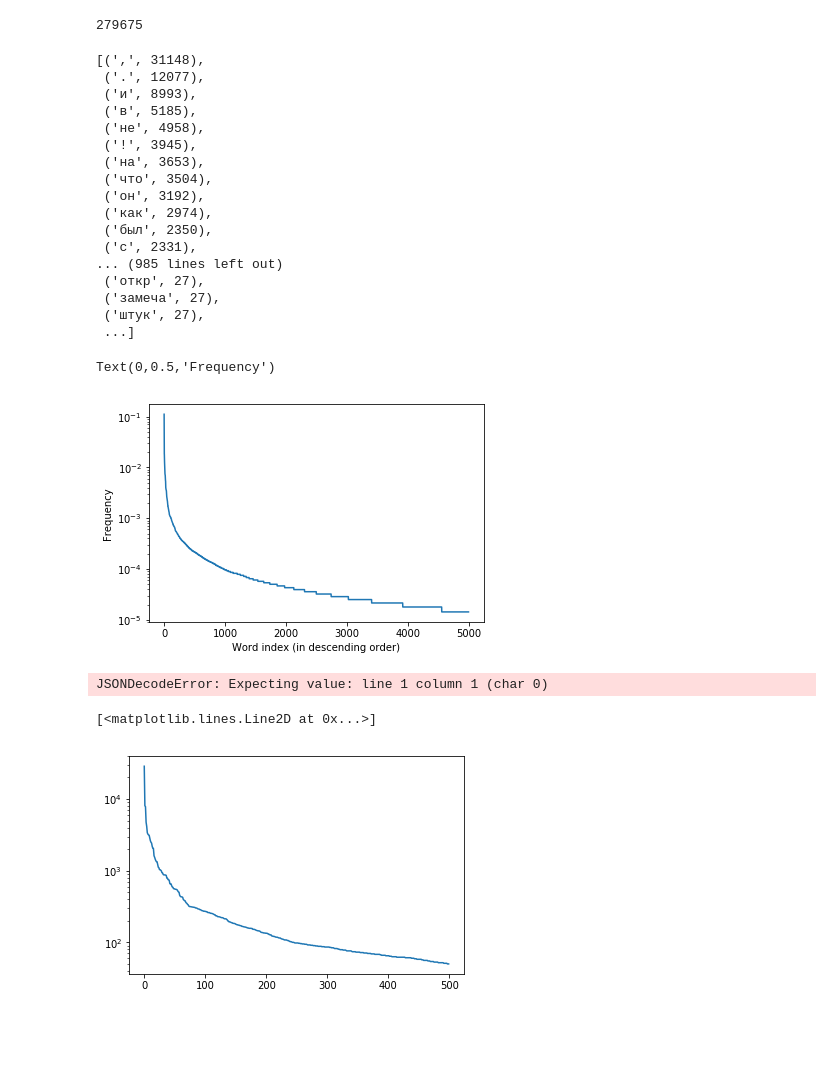
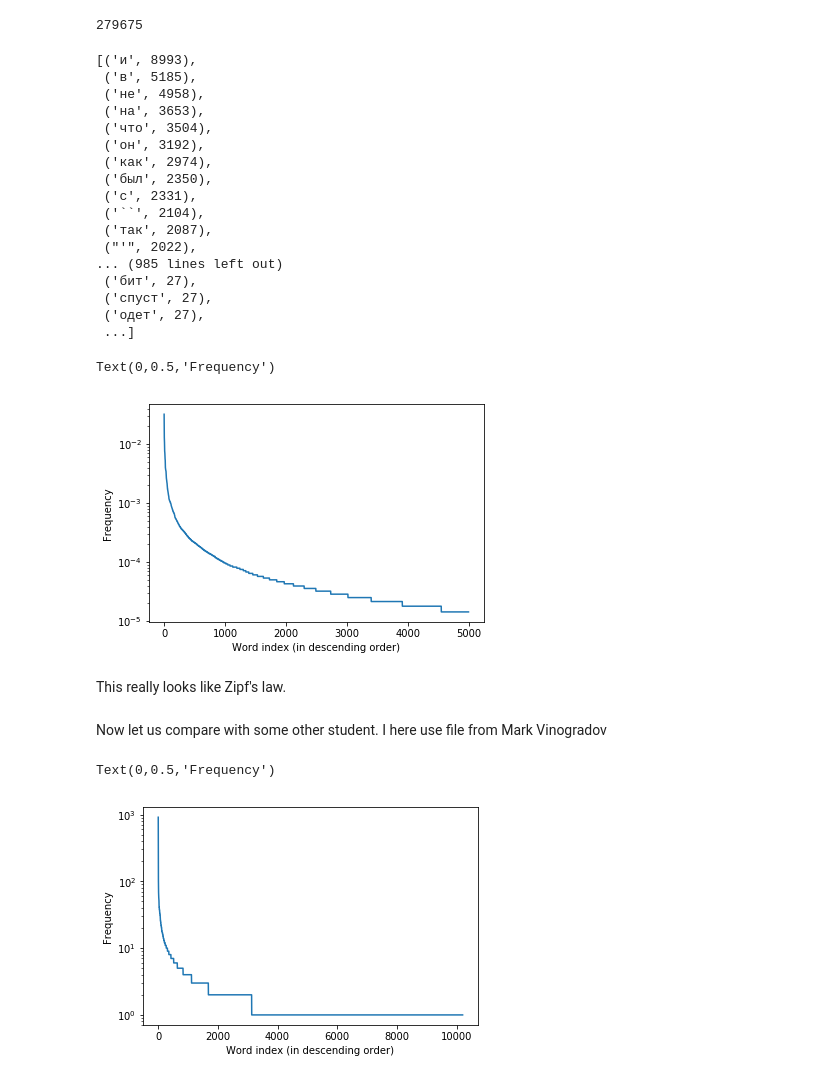
Before and after one commit to keqpan/DispNet, a Jupyter notebook: NLP_temp/Untitled.ipynb, the cells around one changed output. Saved outputs shown, nothing was run; the diff lists cells and outputs as text; code cells hidden in the pictures; blank space fills up the shorter version.

```diff
--- a/NLP_temp/Untitled.ipynb
+++ b/NLP_temp/Untitled.ipynb
@@ -53,7 +53,7 @@ for fname in os.listdir(author_dir):
         text = f.read()
     tokens = word_tokenize(text)
     N += len(tokens)
-    stemmed = [stemmer.stem(token) for token in tokens]
+    stemmed = [stemmer.stem(token) for token in tokens if token not in [",", ".", "!", "-", "'", "?", ":"]]
     counter.update(stemmed)
 # %%
 N
@@ -64,22 +64,22 @@ distr_dict = counter.most_common(n=5000)
 # %%
 distr_dict
 # %% [output]
-[(',', 31148),
- ('.', 12077),
- ('и', 8993),
+[('и', 8993),
  ('в', 5185),
  ('не', 4958),
- ('!', 3945),
  ('на', 3653),
  ('что', 3504),
  ('он', 3192),
  ('как', 2974),
  ('был', 2350),
  ('с', 2331),
+ ('``', 2104),
+ ('так', 2087),
+ ("'", 2022),
 ... (985 lines left out)
- ('откр', 27),
- ('замеча', 27),
- ('штук', 27),
+ ('бит', 27),
+ ('спуст', 27),
+ ('одет', 27),
  ...]
 # %%
 import matplotlib.pyplot as plt
@@ -90,21 +90,24 @@ plt.xlabel("Word index (in descending order)")
 plt.ylabel("Frequency")
 # %% [output]
 Text(0,0.5,'Frequency')
-[figure, old version]
+[figure, new version]
+# %% [markdown]
+This really looks like Zipf's law.
 # %%
 import json
 with open('freqs.json', 'w') as outfile:
     json.dump(distr_dict, outfile)
+# %% [markdown]
+Now let us compare with some other student. I here use file from Mark Vinogradov
 # %%
 with open('tolstaja_freq.json') as f:
     freq2 = json.load(f)
-# %% [output]
-JSONDecodeError: Expecting value: line 1 column 1 (char 0)
 # %%
 import matplotlib.pyplot as plt
 %matplotlib inline
-
-plt.semilogy([x[1] for x  in distr_dict])
+plt.semilogy(sorted(list(freq2.values()), reverse=True))
+plt.xlabel("Word index (in descending order)")
+plt.ylabel("Frequency")
 # %% [output]
-[<matplotlib.lines.Line2D at 0x...>]
+Text(0,0.5,'Frequency')
-[figure, old version]
+[figure, new version]
```
Also changed, not shown: parts of 9 cells of this notebook, 1 other file.
